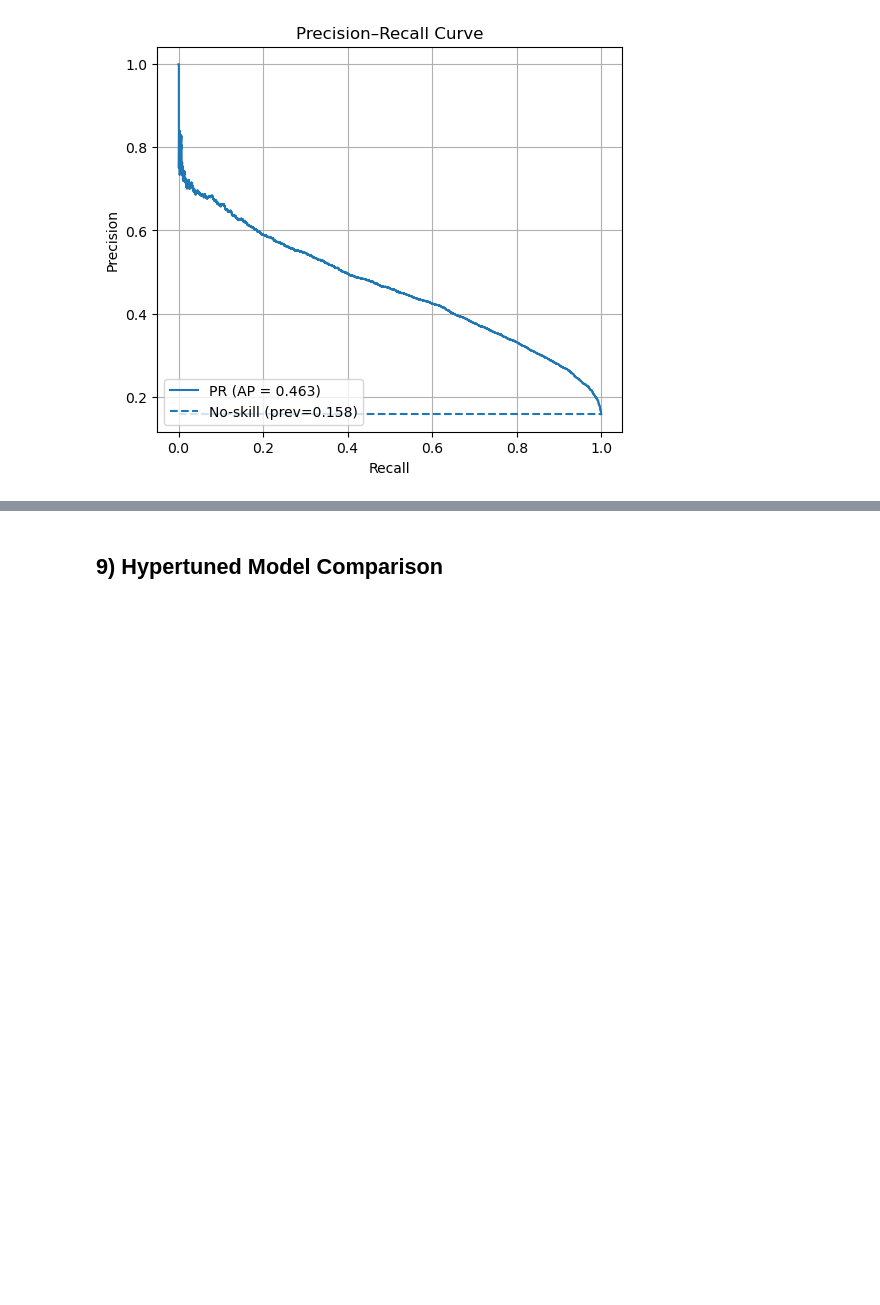
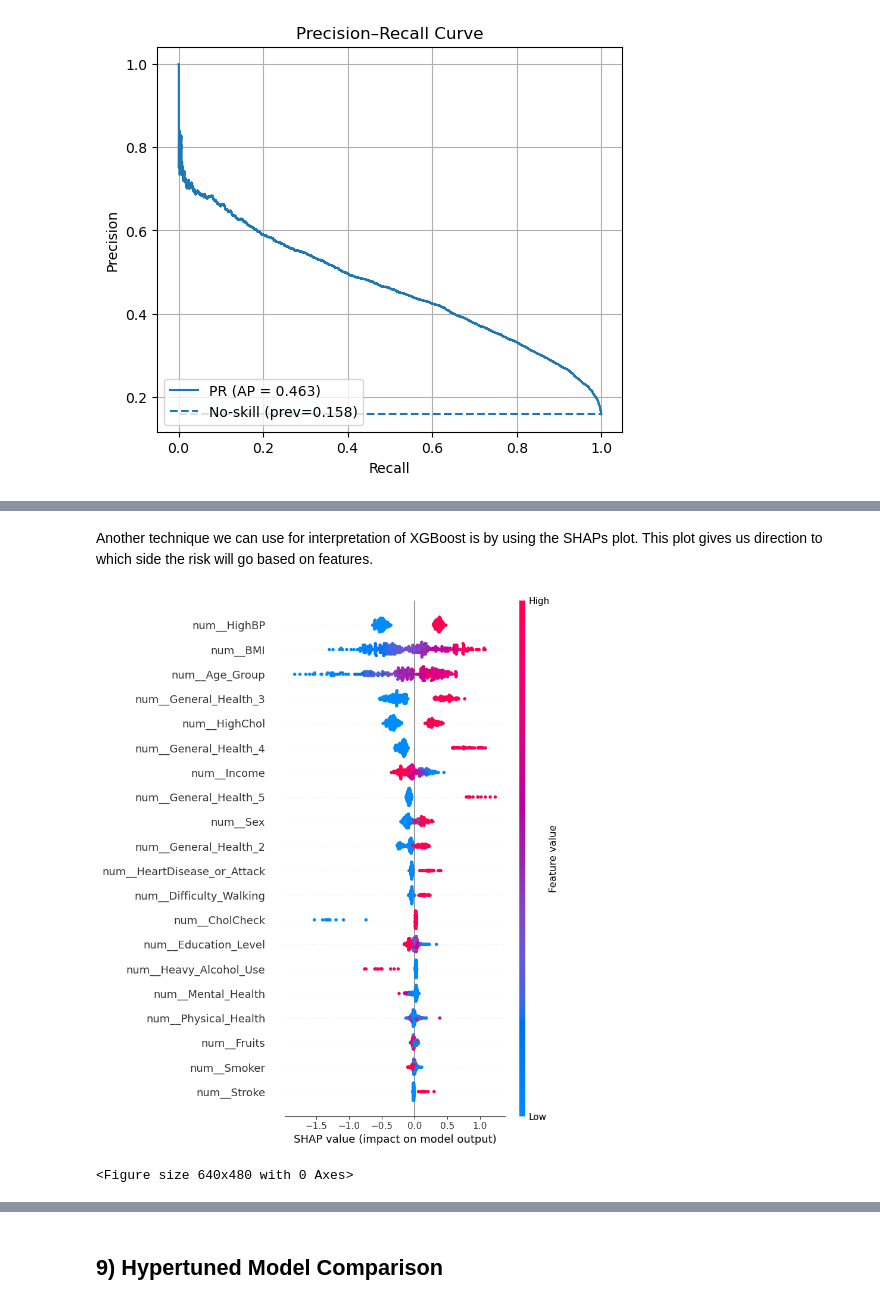
Before and after one commit to ankurgopal/DS_Capstone_Project_Know-Diabetes, a Jupyter notebook: notebooks/CDC Modelling.ipynb, the cells around one changed output, grey strips where cells are left out. Cells and saved outputs as stored; diff of their text form; code cells hidden in the pictures; blank space fills up the shorter version.

```diff
--- a/notebooks/CDC Modelling.ipynb
+++ b/notebooks/CDC Modelling.ipynb
@@ -1566,0 +1746,31 @@ For screening, pick a lower threshold to hit higher recall (accept more FPs).
+# %% [markdown]
+Another technique we can use for interpretation of XGBoost is by using the SHAPs plot. This plot gives us direction to which side the risk will go based on features.
+# %%
+# --- Using SHAP to explain the XGBoost model ---
+import numpy as np, shap
+
+preproc = xgb_final.named_steps["prep"]
+xgb     = xgb_final.named_steps["xgb"]
+feat_out = list(preproc.get_feature_names_out())
+
+# Small background set for TreeExplainer (keeps it fast)
+X_bg   = X_train.sample(min(200, len(X_train)), random_state=0)
+X_eval = X_test.sample(min(300, len(X_test)), random_state=1)
+
+X_bg_t   = preproc.transform(X_bg)
+X_eval_t = preproc.transform(X_eval)
+
+# If sparse, SHAP likes dense for plotting
+if hasattr(X_bg_t, "toarray"):   X_bg_t   = X_bg_t.toarray()
+if hasattr(X_eval_t, "toarray"): X_eval_t = X_eval_t.toarray()
+
+explainer   = shap.TreeExplainer(xgb)
+shap_values = explainer.shap_values(X_eval_t)   # shape: [n_rows, n_features]
+
+# Global view: which features push risk up/down across the dataset
+shap.summary_plot(shap_values, X_eval_t, feature_names=feat_out, show=True)
+plt.tight_layout()
+plt.savefig("figs/shap_summary_beeswarm.png", dpi=300, bbox_inches="tight")
+# %% [output]
+[figure, added]
+<Figure size 640x480 with 0 Axes>
```
Also changed, not shown: parts of 28 cells of this notebook.
